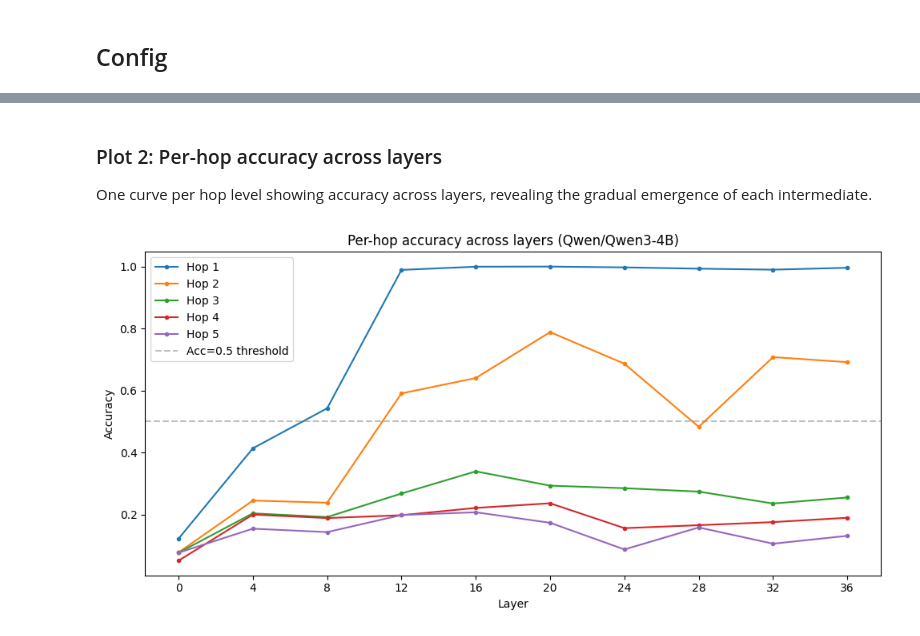
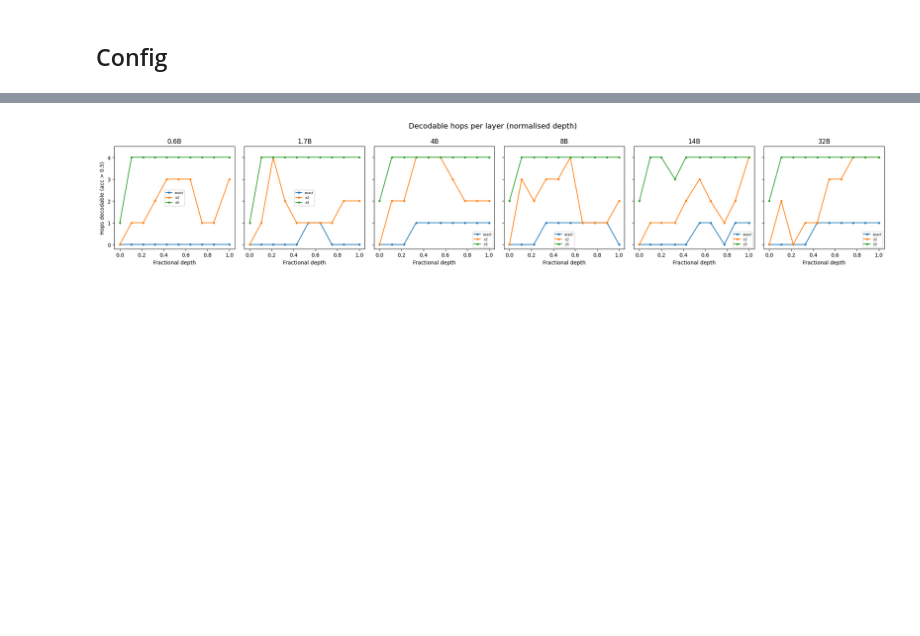
Before and after one commit to japhba/forward-pass-CoT, a Jupyter notebook: notebook.ipynb, the cells around one changed output, grey strips where cells are left out. Saved outputs shown, nothing was run; the diff lists cells and outputs as text; code cells hidden in the pictures; blank space fills up the shorter version.

```diff
--- a/notebook.ipynb
+++ b/notebook.ipynb
@@ -25,5 +49,5 @@ Left-chained bracketed addition: `(((a + b) + c) + d)`
 # %%
-examples = generate_data()
+examples = generate_data(n=N_EXAMPLES)
 print(f"{len(examples)} examples")
 for ex in examples[:3]:
     print(f"  {ex.prompt}  →  intermediates={ex.intermediates}")
@@ -53,4 +58,0 @@ Does the model actually get the right answer in text?
-# %%
-acc = compute_accuracy(examples, data["predictions"])
-for nhops, (correct, total) in acc.items():
-    print(f"  {nhops}-hop: {correct}/{total} = {correct/total:.1%}")
@@ -69,4 +58,0 @@ For each (layer, hop_level): linear probe (nn.Linear + cross-entropy) from hidde
-# %%
-acc_matrix, loss_curves = train_probes(data)
-print(f"Accuracy matrix shape: {acc_matrix.shape}  (layers × hops)")
-print(f"Loss curves shape: {loss_curves.shape}  (layers × hops × epochs)")
@@ -140,21 +161,22 @@ plt.show()
-# %% [markdown]
-### Plot 2: Per-hop accuracy across layers
-
-One curve per hop level showing accuracy across layers, revealing the gradual emergence of each intermediate.
-# %%
-fig, ax = plt.subplots(figsize=(10, 5))
-for hop in range(max_hop):
-    vals = acc_matrix[:, hop]
-    valid = ~np.isnan(vals)
-    ax.plot(np.array(layer_indices)[valid], vals[valid], marker="o", markersize=3, label=f"Hop {hop+1}")
-ax.axhline(0.5, color="gray", linestyle="--", alpha=0.5, label="Acc=0.5 threshold")
-ax.set_xlabel("Layer")
-ax.set_ylabel("Accuracy")
-ax.set_title(f"Per-hop accuracy across layers ({MODEL_NAME})")
-ax.legend()
-ax.set_xticks(layer_indices)
-fig.tight_layout()
-fig.savefig("plot_per_hop_accuracy.png", dpi=150)
-plt.show()
-# %% [output]
-[figure, removed]
+# %%
+fig, axes = plt.subplots(1, len(MODELS), figsize=(3.5 * len(MODELS), 4), squeeze=False, sharey=True)
+for idx, model_name in enumerate(MODELS):
+    ax = axes[0][idx]
+    r = results[model_name]
+    am = r["acc_matrix"]
+    li = np.array(r["data"]["layer_indices"])
+    frac = li / li[-1]
+    for ti, tol in enumerate(TOLERANCES):
+        counts = [np.sum(am[l, :, ti][~np.isnan(am[l, :, ti])] > 0.5) for l in range(am.shape[0])]
+        ax.plot(frac, counts, marker="o", markersize=3, label=tol_labels[tol])
+    ax.set_xlabel("Fractional depth")
+    ax.set_title(short[model_name])
+    if idx == 0:
+        ax.set_ylabel("Hops decodable (acc > 0.5)")
+    ax.legend(fontsize=6)
+    ax.set_ylim(-0.2, am.shape[1] + 0.5)
+fig.suptitle("Decodable hops per layer (normalised depth)", fontsize=14)
+fig.tight_layout()
+plt.show()
+# %% [output]
+[figure, added]
```
Also changed, not shown: parts of 22 cells of this notebook, 3 other files.
